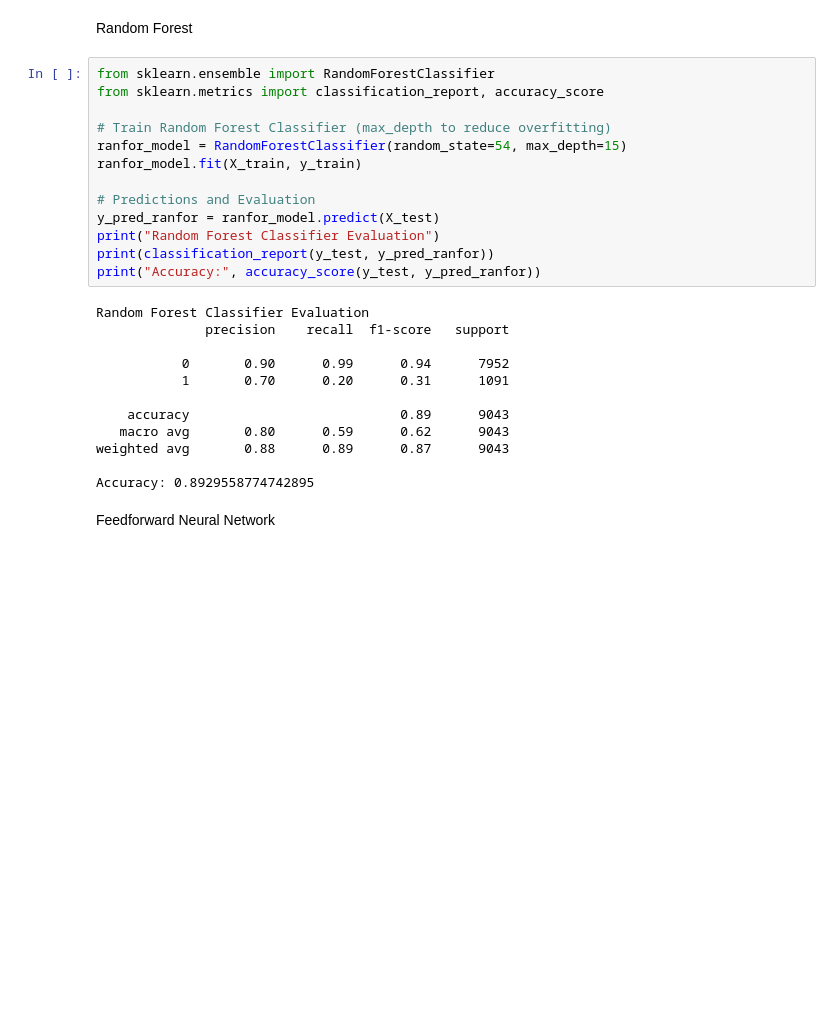
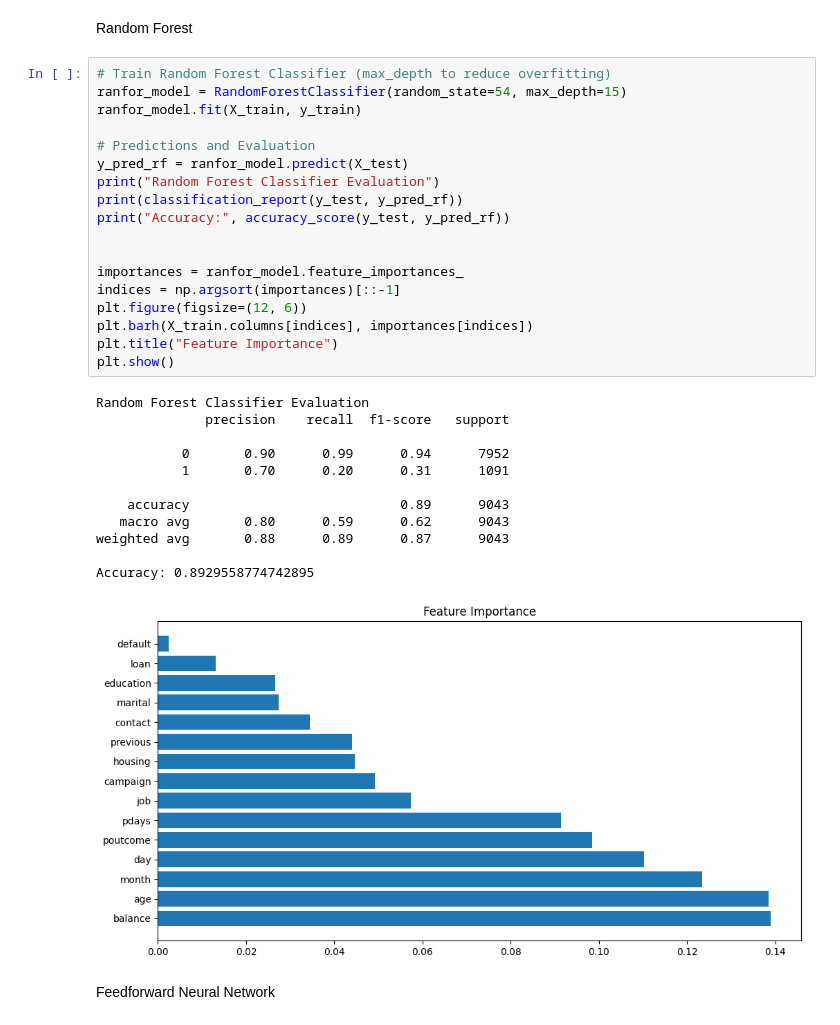
Before and after one commit to Deegayu-Mihiraj/Bank-Marketing-ML-Project, a Jupyter notebook: ML CW.ipynb, the cells around one changed output. Saved outputs shown, nothing was run; the diff lists cells and outputs as text; blank space fills up the shorter version.

```diff
--- a/ML CW.ipynb
+++ b/ML CW.ipynb
@@ -160,30 +100,36 @@ X_train, X_test, y_train, y_test = train_test_split(X, y, test_size=0.2, random_
 # %% [markdown]
 Random Forest
 # %%
-from sklearn.ensemble import RandomForestClassifier
-from sklearn.metrics import classification_report, accuracy_score
-
 # Train Random Forest Classifier (max_depth to reduce overfitting)
 ranfor_model = RandomForestClassifier(random_state=54, max_depth=15)
 ranfor_model.fit(X_train, y_train)
 
 # Predictions and Evaluation
-y_pred_ranfor = ranfor_model.predict(X_test)
+y_pred_rf = ranfor_model.predict(X_test)
 print("Random Forest Classifier Evaluation")
-print(classification_report(y_test, y_pred_ranfor))
-print("Accuracy:", accuracy_score(y_test, y_pred_ranfor))
+print(classification_report(y_test, y_pred_rf))
+print("Accuracy:", accuracy_score(y_test, y_pred_rf))
+
+
+importances = ranfor_model.feature_importances_
+indices = np.argsort(importances)[::-1]
+plt.figure(figsize=(12, 6))
+plt.barh(X_train.columns[indices], importances[indices])
+plt.title("Feature Importance")
+plt.show()
 # %% [output]
 Random Forest Classifier Evaluation
               precision    recall  f1-score   support
 
            0       0.90      0.99      0.94      7952
            1       0.70      0.20      0.31      1091
 
     accuracy                           0.89      9043
    macro avg       0.80      0.59      0.62      9043
 weighted avg       0.88      0.89      0.87      9043
 
 Accuracy: 0.8929558774742895
+[figure, added]
 # %% [markdown]
 Feedforward Neural Network
 # %%
```
Also changed, not shown: parts of 10 cells of this notebook.
